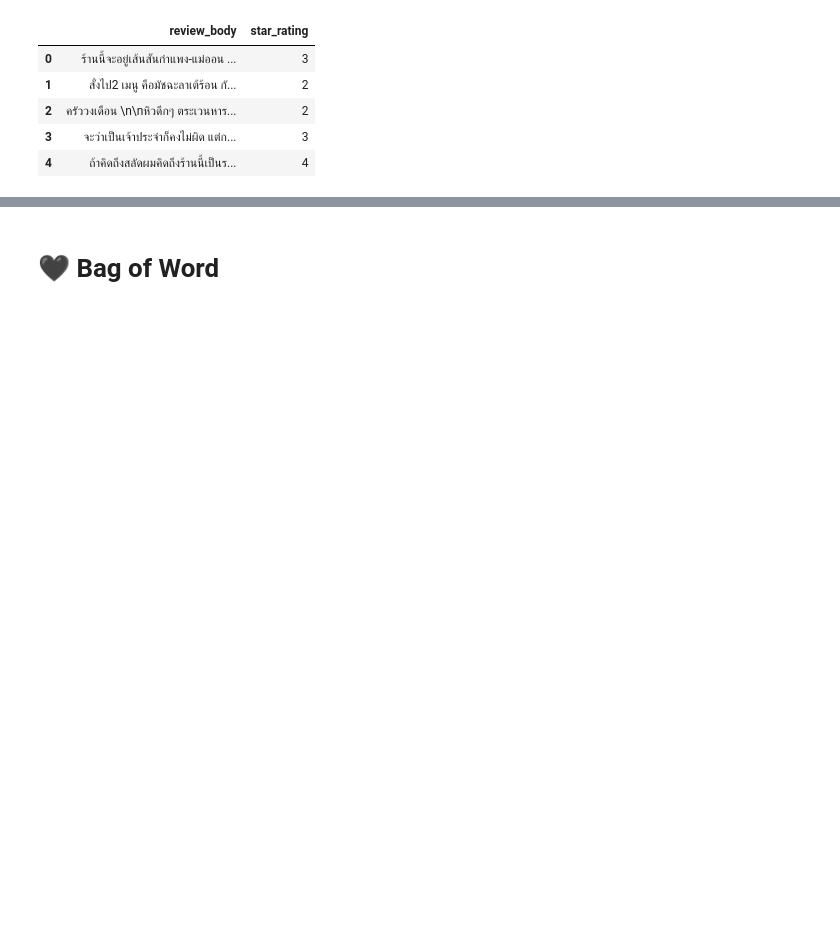
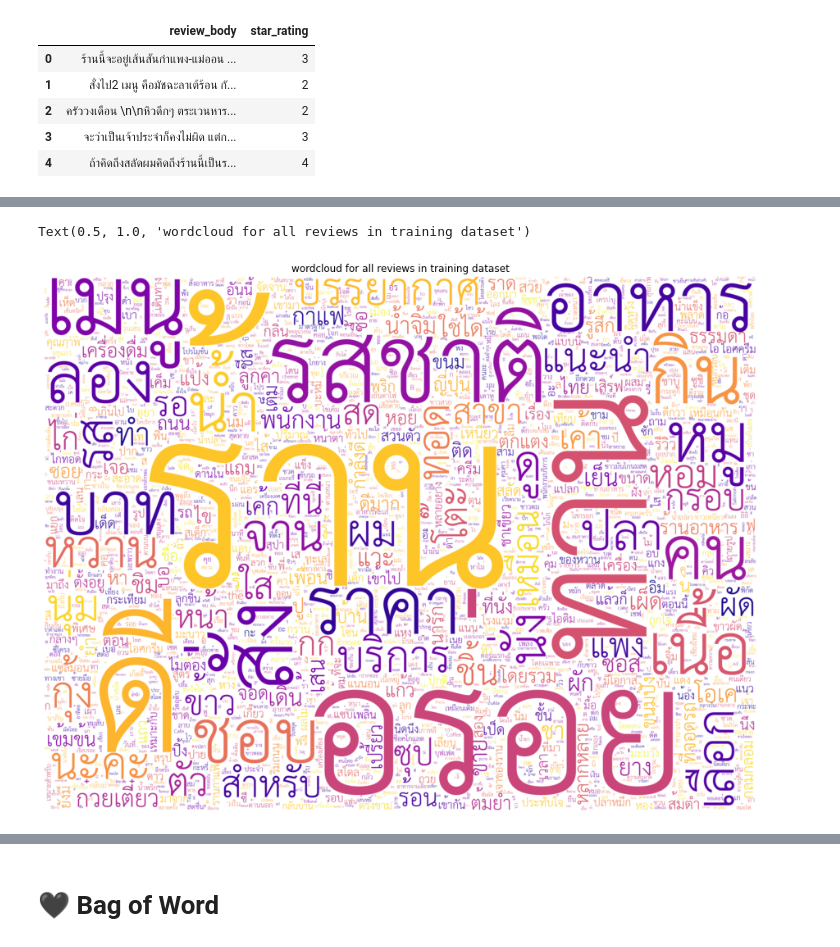
Before and after one commit to wisuta/ds_portfolio, a Jupyter notebook: wongnai_review_classification.ipynb, the cells around one changed output, grey strips where cells are left out. Saved outputs shown, nothing was run; the diff lists cells and outputs as text; code cells hidden in the pictures; blank space fills up the shorter version.

```diff
--- a/wongnai_review_classification.ipynb
+++ b/wongnai_review_classification.ipynb
@@ -105,0 +272,35 @@ df_test.head()
+# %%
+def plot_wordclound(text):
+  regexp = r"[ก-๙a-zA-Z']+"
+  wordcloud = WordCloud(
+                        font_path="/content/THSarabunNew.ttf",
+                        relative_scaling = 0.3,
+                        min_font_size=1,
+                        background_color="white",
+                        width=1024,
+                        height=768,
+                        max_words=2000,
+                        stopwords = thai_stopwords(),
+                        # mask=mask,
+                        colormap='plasma',
+                        scale=3,
+                        font_step=4,
+                      #   contour_width=3,
+                      #   contour_color='steelblue',
+                        collocations=False,
+                        regexp=regexp,
+                        margin=2
+                        ).generate(text)
+
+  fig, ax = plt.subplots(1, 1, figsize=(16, 12))
+  ax.imshow(wordcloud, interpolation='bilinear')
+  ax.axis("off")
+  fig.show()
+# %%
+# text = df_train.review_body[4]
+text = " ".join(df_train.processed_review_body.apply(lambda x: " ".join(x)))
+plot_wordclound(text)
+plt.title("wordcloud for all reviews in training dataset")
+# %% [output]
+Text(0.5, 1.0, 'wordcloud for all reviews in training dataset')
+[figure, added]
```
Also changed, not shown: parts of 60 cells of this notebook.
